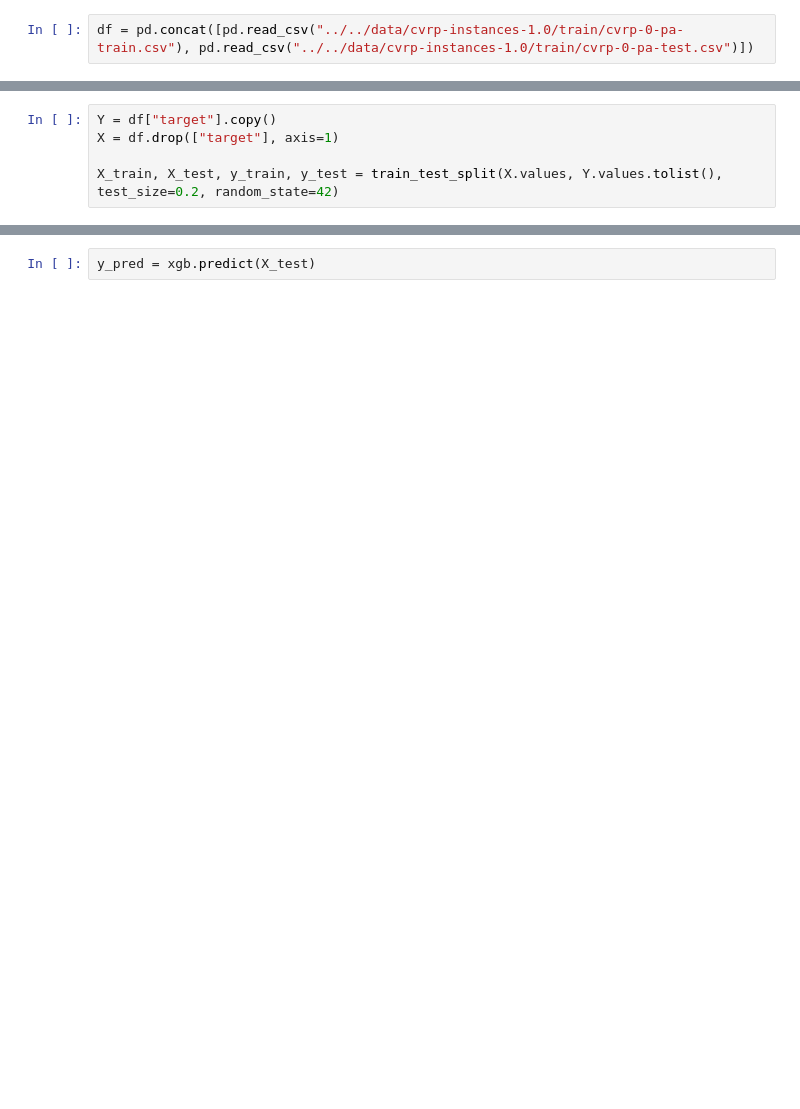
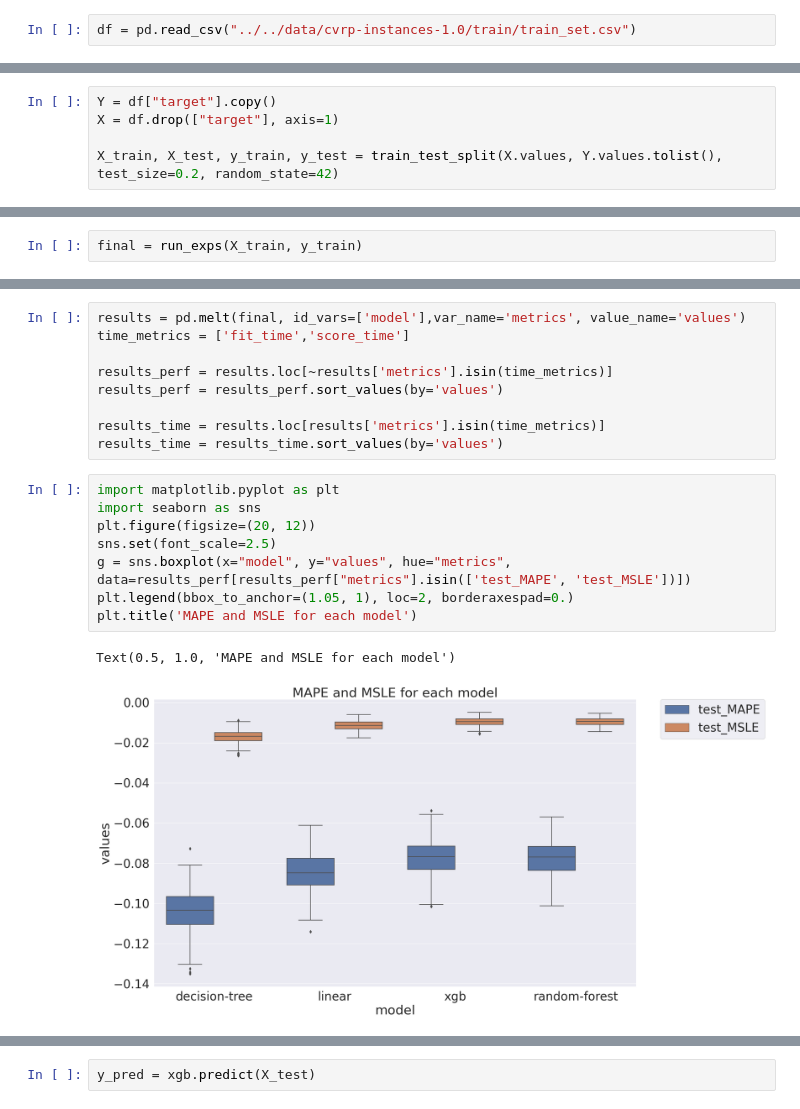
Before and after one commit to gegen07/cvrp-ml, a Jupyter notebook: src/notebooks/model-ml.ipynb, the cells around one changed output, grey strips where cells are left out. Saved outputs shown, nothing was run; the diff lists cells and outputs as text; blank space fills up the shorter version.

Commit message:
add model selection graphs

```diff
--- a/src/notebooks/model-ml.ipynb
+++ b/src/notebooks/model-ml.ipynb
@@ -4,7 +4,7 @@ import numpy as np
 import seaborn as sns
 import matplotlib.pyplot as plt
 # %%
-df = pd.concat([pd.read_csv("../../data/cvrp-instances-1.0/train/cvrp-0-pa-train.csv"), pd.read_csv("../../data/cvrp-instances-1.0/train/cvrp-0-pa-test.csv")])
+df = pd.read_csv("../../data/cvrp-instances-1.0/train/train_set.csv")
 # %%
 df.shape
 # %% [output]
@@ -27,0 +70,2 @@ cv_10 = KFold(10, shuffle=True, random_state=42)
+# %%
+final = run_exps(X_train, y_train)
@@ -27,0 +93,20 @@ cv_10 = KFold(10, shuffle=True, random_state=42)
+# %%
+results = pd.melt(final, id_vars=['model'],var_name='metrics', value_name='values')
+time_metrics = ['fit_time','score_time']
+
+results_perf = results.loc[~results['metrics'].isin(time_metrics)]
+results_perf = results_perf.sort_values(by='values')
+
+results_time = results.loc[results['metrics'].isin(time_metrics)]
+results_time = results_time.sort_values(by='values')
+# %%
+import matplotlib.pyplot as plt
+import seaborn as sns
+plt.figure(figsize=(20, 12))
+sns.set(font_scale=2.5)
+g = sns.boxplot(x="model", y="values", hue="metrics", data=results_perf[results_perf["metrics"].isin(['test_MAPE', 'test_MSLE'])])
+plt.legend(bbox_to_anchor=(1.05, 1), loc=2, borderaxespad=0.)
+plt.title('MAPE and MSLE for each model')
+# %% [output]
+Text(0.5, 1.0, 'MAPE and MSLE for each model')
+[figure, added]
```
Also changed, not shown: parts of 17 cells of this notebook, 3 other files.
